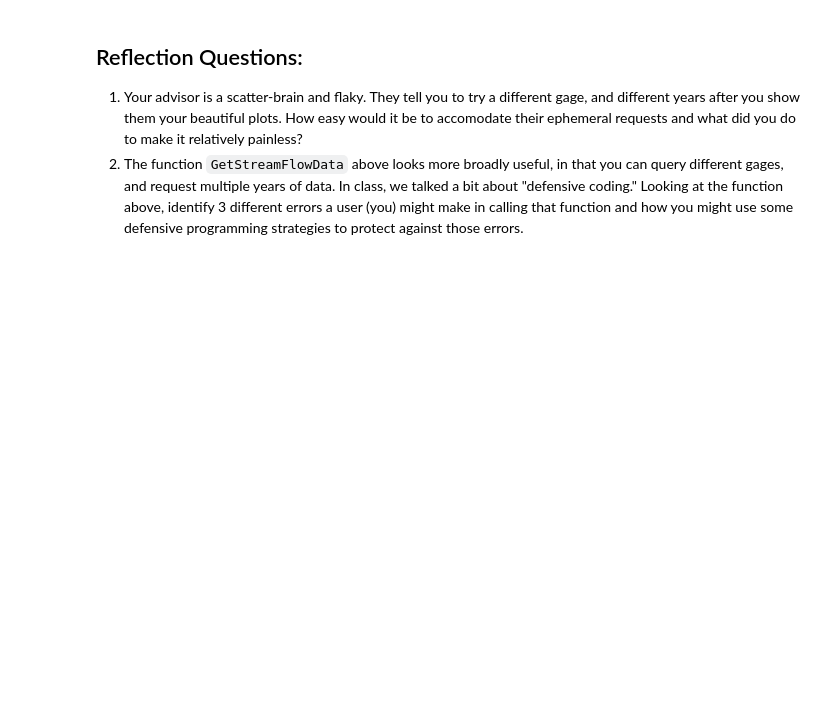
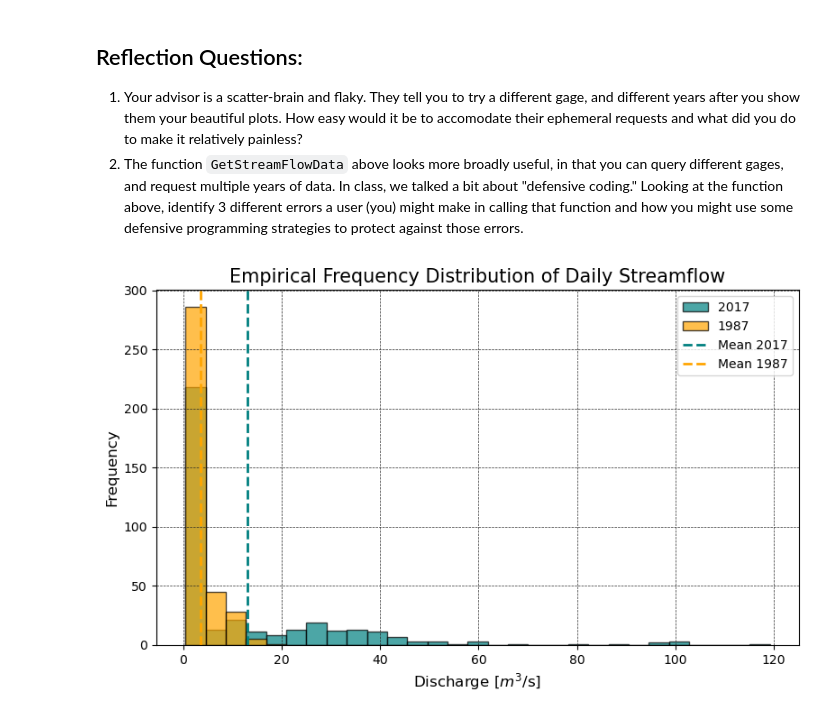
Before and after one commit to addiehobson/ah-geos505, a Jupyter notebook: 02.P Unit 02 Assignment.ipynb, the cells around one changed output. Saved outputs shown, nothing was run; the diff lists cells and outputs as text; code cells hidden in the pictures; blank space fills up the shorter version.

```diff
--- a/02.P Unit 02 Assignment.ipynb
+++ b/02.P Unit 02 Assignment.ipynb
@@ -192,3 +238,42 @@ DatetimeIndex(['1986-10-01', '1986-10-02', '1986-10-03', '1986-10-04',
 
 1. Your advisor is a scatter-brain and flaky. They tell you to try a different gage, and different years after you show them your beautiful plots. How easy would it be to accomodate their ephemeral requests and what did you do to make it relatively painless?
 2. The function `GetStreamFlowData` above looks more broadly useful, in that you can query different gages, and request multiple years of data. In class, we talked a bit about "defensive coding." Looking at the function above, identify 3 different errors a user (you) might make in calling that function and how you might use some defensive programming strategies to protect against those errors.
+# %%
+# Figure 1: Probability Density Plot (Histogram) for Water Years 1987 and 2017
+import numpy as np
+import matplotlib.pyplot as plt
+import matplotlib.style as style
+from matplotlib.ticker import AutoMinorLocator, MultipleLocator
+
+# Convert streamflow to SI units (m^3/s)
+sf_2017_m3 = wy1_streamflow['q_cfs'] / 35.3147
+sf_1987_m3 = wy2_streamflow['q_cfs'] / 35.3147
+
+# Use common bins for both years
+min_flow = min(sf_2017_m3.min(), sf_1987_m3.min())
+max_flow = max(sf_2017_m3.max(), sf_1987_m3.max())
+bins = np.linspace(min_flow, max_flow, 30)
+
+# Calculate means
+mean_2017 = sf_2017_m3.mean()
+mean_1987 = sf_1987_m3.mean()
+
+style.use('seaborn-v0_8-colorblind')
+fig, ax = plt.subplots(figsize=(8,5))
+ax.hist(sf_2017_m3, bins=bins, alpha=0.7, label='2017', color='teal', edgecolor='black')
+ax.hist(sf_1987_m3, bins=bins, alpha=0.7, label='1987', color='orange', edgecolor='black')
+
+# Highlight means
+ax.axvline(mean_2017, color='teal', linestyle='--', linewidth=2, label='Mean 2017')
+ax.axvline(mean_1987, color='orange', linestyle='--', linewidth=2, label='Mean 1987')
+
+ax.set_xlabel('Discharge [$m^3$/s]', fontsize=12)
+ax.set_ylabel('Frequency', fontsize=12)
+ax.set_title('Empirical Frequency Distribution of Daily Streamflow', fontsize=15)
+ax.grid(linestyle='--', linewidth=0.5, color='.15', zorder=-10)
+ax.legend(fontsize=10)
+plt.tight_layout()
+plt.savefig('streamflow_histogram.png', dpi=300)
+plt.show()
+# %% [output]
+[figure, added]
```
Also changed, not shown: parts of 3 cells of this notebook.
